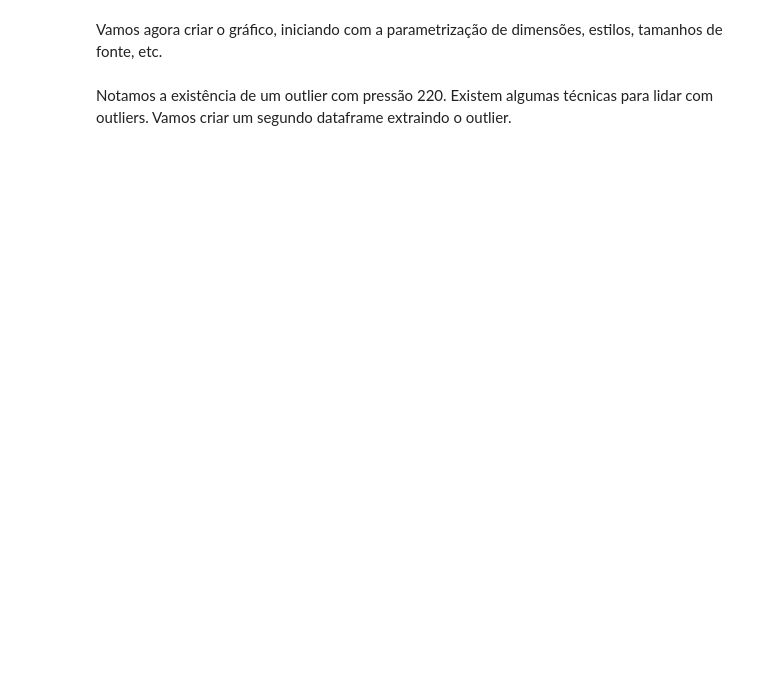
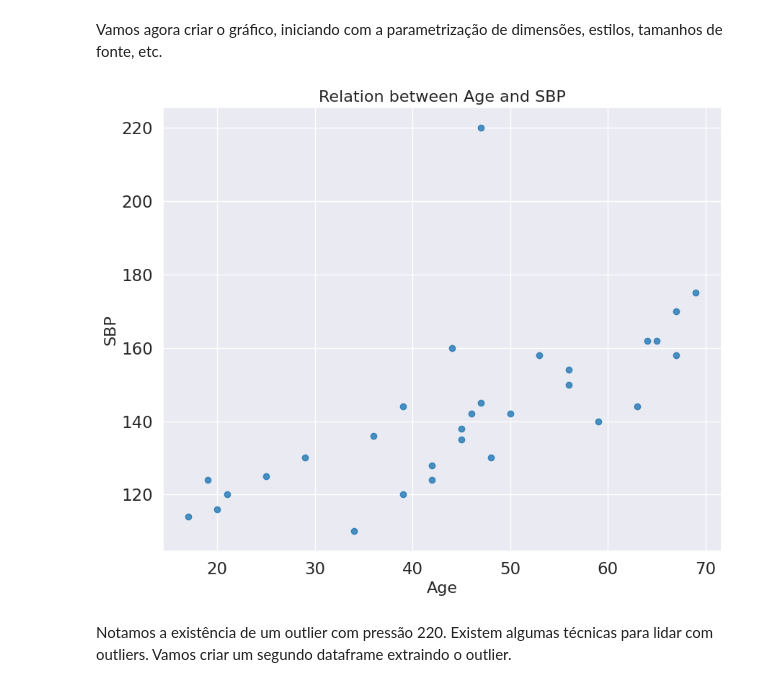
Before and after one commit to UlissesJunior/XMAC02-MetodosMatematicosAnaliseDados, a Jupyter notebook: Notebooks/Aula09 - Plotagem de Gráficos/Aula09c.ipynb, the cells around one changed output. Cells and saved outputs as stored; diff of their text form; code cells hidden in the pictures; blank space fills up the shorter version.

```diff
--- a/Notebooks/Aula09 - Plotagem de Gráficos/Aula09c.ipynb
+++ b/Notebooks/Aula09 - Plotagem de Gráficos/Aula09c.ipynb
@@ -6,3 +6,5 @@ import pandas as pd
 import numpy as np
 import matplotlib.pyplot as plt
 import seaborn as sns
+# %%
+df = pd.read_csv("bloodPressure.csv",encoding ='latin-1')
@@ -12,5 +23,11 @@ Vamos agora criar o gráfico, iniciando com a parametrização de dimensões, es
 plt.rcParams["figure.figsize"] = [10,8]
 sns.set_context("notebook", font_scale=1.5, rc={"font.size":16,"axes.titlesize":16,"axes.labelsize":16})
 sns.set_style("darkgrid")
+# %%
+sns.regplot(x="Age", y="SBP", fit_reg=False, data=df)
+plt.title("Relation between Age and SBP")
+plt.show()
+# %% [output]
+[figure, added]
 # %% [markdown]
 Notamos a existência de um outlier com pressão 220. Existem algumas técnicas para lidar com outliers. Vamos criar um segundo dataframe extraindo o outlier.
```
Also changed, not shown: parts of 3 cells of this notebook.
